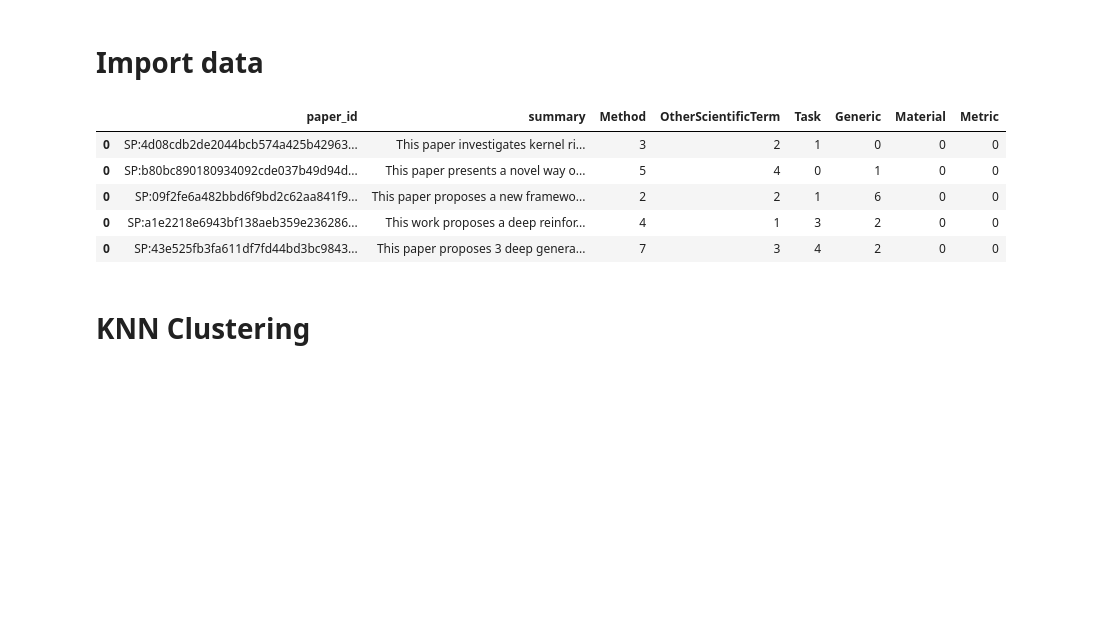
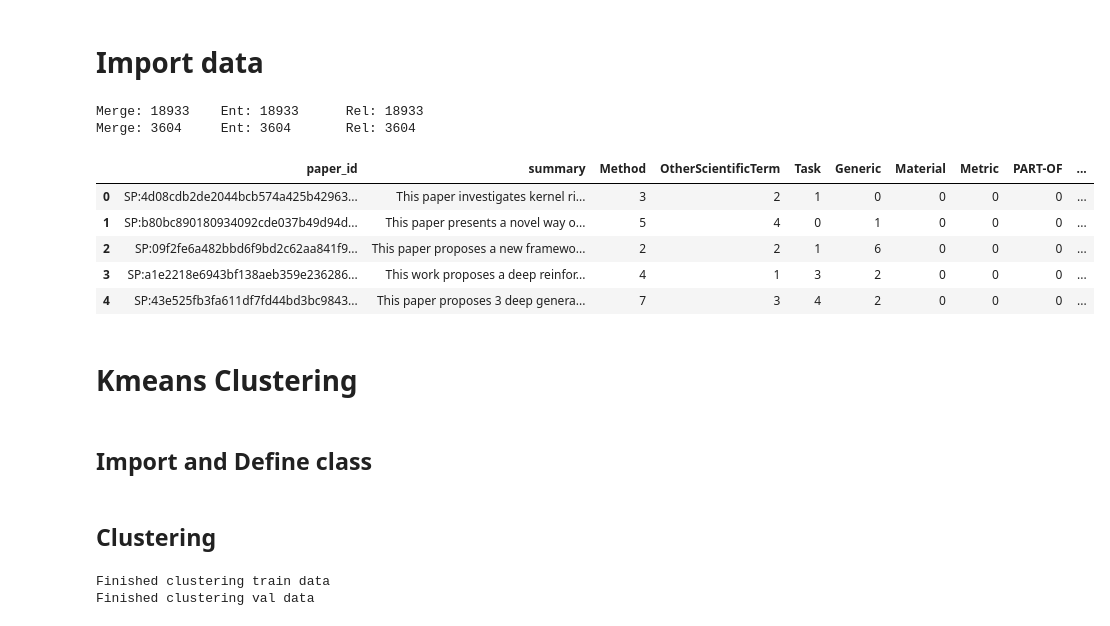
Before and after one commit to Thetang-145/My_Thesis_Playground, a Jupyter notebook: clustering/kmeans_clustering.ipynb, the cells around one changed output. Drawn from its saved outputs; the diff is of its cells as text; code cells hidden in the pictures; blank space fills up the shorter version.

```diff
--- a/clustering/kmeans_clustering.ipynb
+++ b/clustering/kmeans_clustering.ipynb
@@ -36,18 +36,25 @@ def getEntPath(section, data_split):
 # %%
 data_df = {}
 for data_split in ["train", "val"]:
     ent_path, rel_path = getEntPath("summary", data_split)
-    data_df[data_split] = pd.read_csv(ent_path, index_col=0)
+    ent_df = pd.read_csv(ent_path, index_col=0).drop_duplicates()
+    rel_df = pd.read_csv(rel_path, index_col=0).drop_duplicates()
+    data_df[data_split] = ent_df.merge(rel_df, on=['paper_id', 'summary']).drop_duplicates()
+    print(f"Merge: {len(data_df[data_split])}\tEnt: {len(ent_df)}\tRel: {len(rel_df)}")
 data_df["train"].head()
 # %% [output]
+Merge: 18933    Ent: 18933      Rel: 18933
+Merge: 3604     Ent: 3604       Rel: 3604
-|  | paper_id | summary | Method | OtherScientificTerm | Task | Generic | Material | Metric |
-| 0 | SP:4d08cdb2de2044bcb574a425b42963... | This paper investigates kernel ri... | 3 | 2 | 1 | 0 | 0 | 0 |
-| 0 | SP:b80bc890180934092cde037b49d94d... | This paper presents a novel way o... | 5 | 4 | 0 | 1 | 0 | 0 |
-| 0 | SP:09f2fe6a482bbd6f9bd2c62aa841f9... | This paper proposes a new framewo... | 2 | 2 | 1 | 6 | 0 | 0 |
-| 0 | SP:a1e2218e6943bf138aeb359e236286... | This work proposes a deep reinfor... | 4 | 1 | 3 | 2 | 0 | 0 |
-| 0 | SP:43e525fb3fa611df7fd44bd3bc9843... | This paper proposes 3 deep genera... | 7 | 3 | 4 | 2 | 0 | 0 |
+|  | paper_id | summary | Method | OtherScientificTerm | Task | Generic | Material | Metric | PART-OF | ... |
+| 0 | SP:4d08cdb2de2044bcb574a425b42963... | This paper investigates kernel ri... | 3 | 2 | 1 | 0 | 0 | 0 | 0 | ... |
+| 1 | SP:b80bc890180934092cde037b49d94d... | This paper presents a novel way o... | 5 | 4 | 0 | 1 | 0 | 0 | 0 | ... |
+| 2 | SP:09f2fe6a482bbd6f9bd2c62aa841f9... | This paper proposes a new framewo... | 2 | 2 | 1 | 6 | 0 | 0 | 0 | ... |
+| 3 | SP:a1e2218e6943bf138aeb359e236286... | This work proposes a deep reinfor... | 4 | 1 | 3 | 2 | 0 | 0 | 0 | ... |
+| 4 | SP:43e525fb3fa611df7fd44bd3bc9843... | This paper proposes 3 deep genera... | 7 | 3 | 4 | 2 | 0 | 0 | 0 | ... |
 # %% [markdown]
-# KNN Clustering
+# Kmeans Clustering
+# %% [markdown]
+## Import and Define class
 # %%
 import os
 #comment this if you are not using puffer?
@@ -145,3 +173,10 @@ class KNN_model:
         df_count.rename(columns={"paper_id": "num_paper"}, inplace=True)
         df_count["num_paper(%)"] = df_count["num_paper"]/df_count["num_paper"].sum()*100
         return df_count
+# %% [markdown]
+## Clustering
+# %%
+model = kmeans_model(data_df, k=3)
+# %% [output]
+Finished clustering train data
+Finished clustering val data
```
Also changed, not shown: parts of 22 cells of this notebook, 5 other files.
